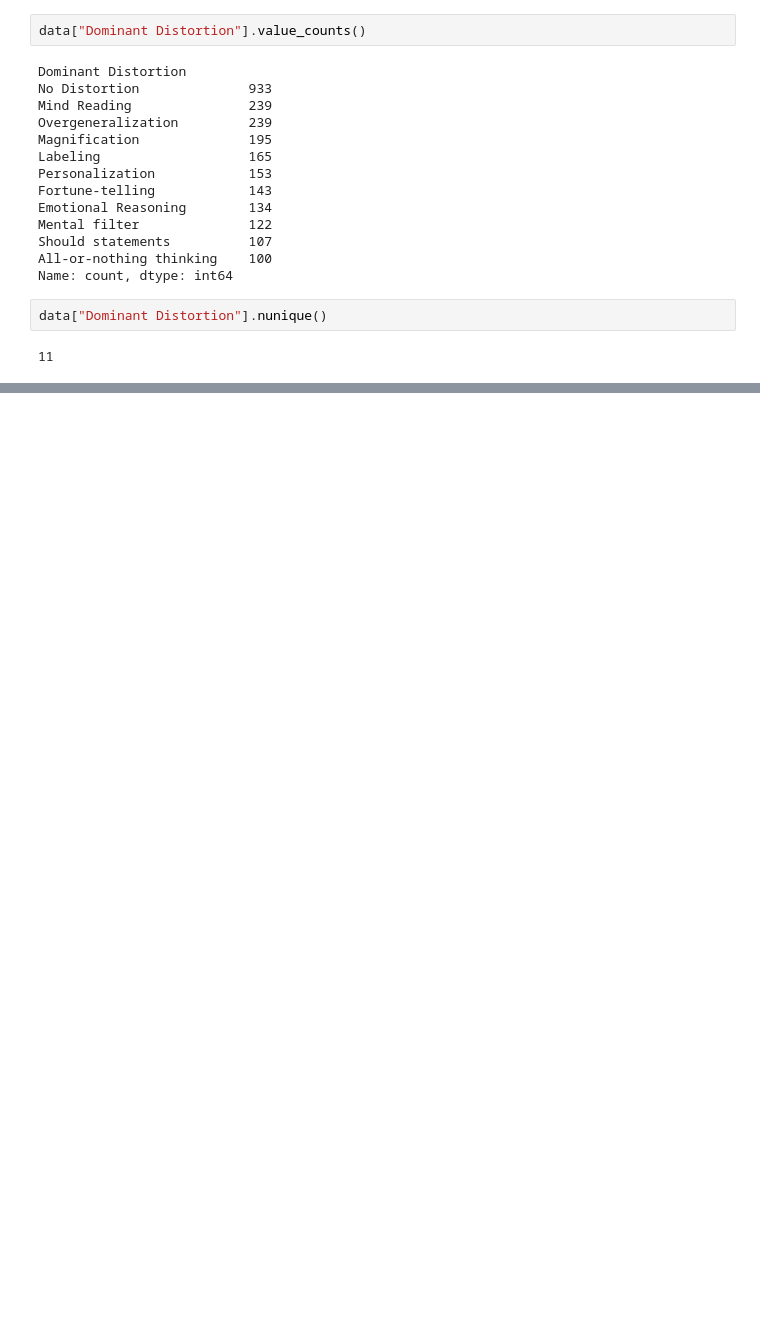
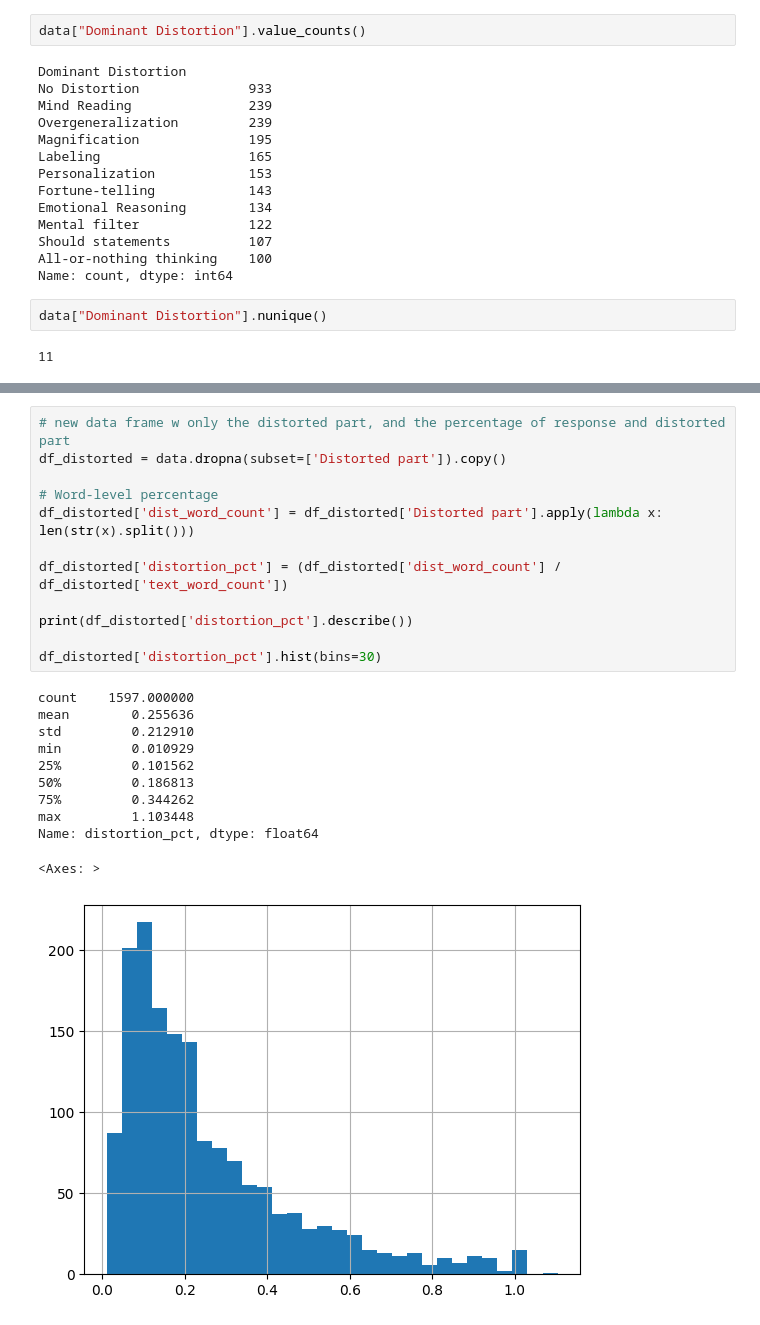
Before and after one commit to youhsuanchang/Project-Detect-distortion-, a Jupyter notebook: data_organizatiom_kaggle.ipynb, the cells around one changed output, grey strips where cells are left out. Drawn from its saved outputs; the diff is of its cells as text; blank space fills up the shorter version.

```diff
--- a/data_organizatiom_kaggle.ipynb
+++ b/data_organizatiom_kaggle.ipynb
@@ -259,0 +274,24 @@ data["Dominant Distortion"].value_counts(normalize=True)
+# %%
+# new data frame w only the distorted part, and the percentage of response and distorted part
+df_distorted = data.dropna(subset=['Distorted part']).copy()
+
+# Word-level percentage
+df_distorted['dist_word_count'] = df_distorted['Distorted part'].apply(lambda x: len(str(x).split()))
+
+df_distorted['distortion_pct'] = (df_distorted['dist_word_count'] / df_distorted['text_word_count'])
+
+print(df_distorted['distortion_pct'].describe())
+
+df_distorted['distortion_pct'].hist(bins=30)
+# %% [output]
+count    1597.000000
+mean        0.255636
+std         0.212910
+min         0.010929
+25%         0.101562
+50%         0.186813
+75%         0.344262
+max         1.103448
+Name: distortion_pct, dtype: float64
+<Axes: >
+[figure, added]
```
Also changed, not shown: parts of 13 cells of this notebook, 2 other files.
